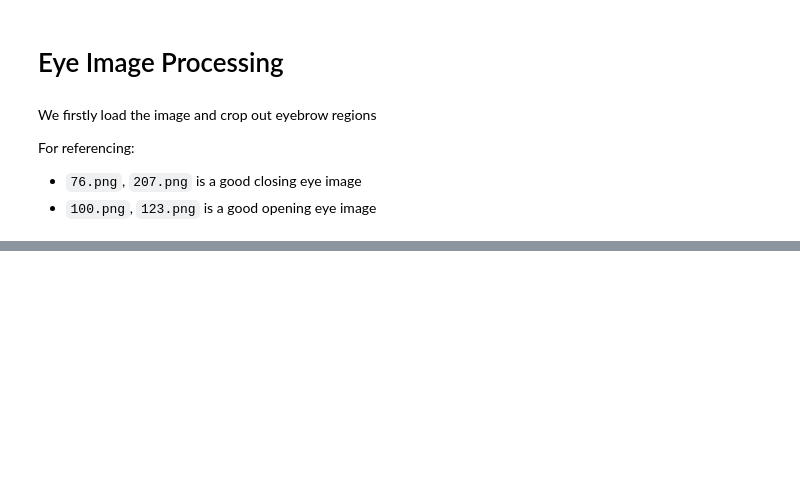
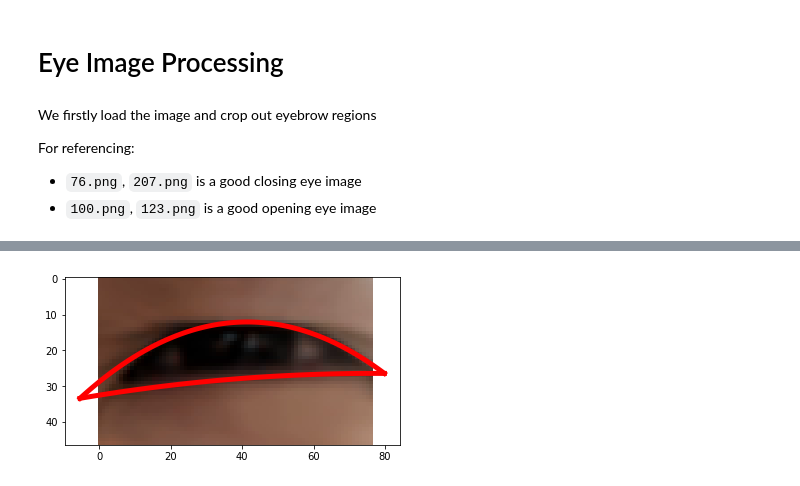
Before and after one commit to srakrn/webcam-perclos, a Jupyter notebook: eyeproc.ipynb, the cells around one changed output, grey strips where cells are left out. Saved outputs shown, nothing was run; the diff lists cells and outputs as text; code cells hidden in the pictures; blank space fills up the shorter version.

```diff
--- a/eyeproc.ipynb
+++ b/eyeproc.ipynb
@@ -73,0 +83,28 @@ plt.show()
+# %%
+def saveeyeimage(filename, output_filename):
+    eye = cv2.imread(filename)
+    img_length = eye.shape[0]
+    eye = eye[round(img_length*0.2):round(img_length*0.8), :]
+    rgb_eye = cv2.cvtColor(eye, cv2.COLOR_BGR2RGB)
+    upper_eyelid, lower_eyelid = find_eye_position(eye)
+    left_lim, right_lim = solve_second_degree(upper_eyelid, lower_eyelid)
+    top_lim, buttom_lim = zero_derivative(upper_eyelid), zero_derivative(lower_eyelid)
+    x = np.linspace(left_lim, right_lim, 100)
+    upper_eyelid_points = np.poly1d(upper_eyelid)(x)
+    lower_eyelid_points = np.poly1d(lower_eyelid)(x)
+    plt.clf()
+    plt.imshow(rgb_eye)
+    plt.plot(x, upper_eyelid_points, linewidth=5, c="red")
+    plt.plot(x, lower_eyelid_points, linewidth=5, c="red")
+    plt.savefig("{}".format(output_filename))
+# %%
+import os
+
+directory = "eyes/brio/"
+files = os.listdir(directory)
+# %%
+for i in files:
+    filename = directory + i
+    saveeyeimage(filename, "outputs/"+filename)
+# %% [output]
+[figure, added]
```
Also changed, not shown: parts of 11 cells of this notebook.
